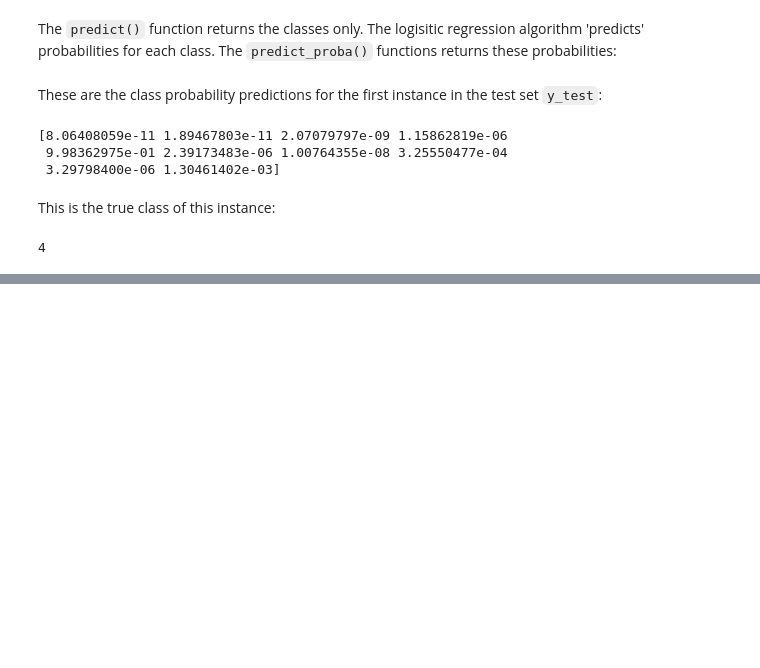
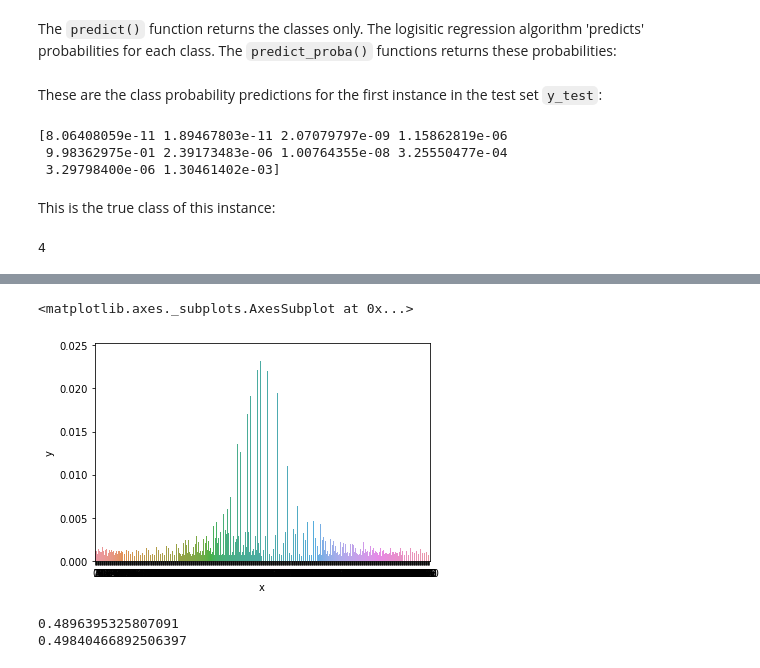
Before and after one commit to JavBurgoa/Machine-Learning-Course-2days, a Jupyter notebook: mnist_JavierNotes.ipynb, the cells around one changed output, grey strips where cells are left out. Drawn from its saved outputs; the diff is of its cells as text; code cells hidden in the pictures; blank space fills up the shorter version.

```diff
--- a/mnist_JavierNotes.ipynb
+++ b/mnist_JavierNotes.ipynb
@@ -433,0 +513,10 @@ print(y_test[1])
+# %%
+model = RandomForestClassifier(n_estimators=1000)
+model = model.fit(X_train_norm, y_train)
+
+coeffs = pd.DataFrame({"x": range(0, len(model.feature_importances_)), "y":model.feature_importances_})
+coeffs[["x"]] = coeffs[["x"]].astype("str")
+seaborn.barplot(data = coeffs, x = "x", y = "y")
+# %% [output]
+<matplotlib.axes._subplots.AxesSubplot at 0x...>
+[figure, added]
@@ -433,0 +528,8 @@ print(y_test[1])
+# %%
+# Check how it went
+submission_test = pd.read_csv("/my_first_submission.csv")
+print(submission.mean())
+print(submission_test["Label"].mean())
+# %% [output]
+0.4896395325807091
+0.49840466892506397
```
Also changed, not shown: parts of 13 cells of this notebook.
